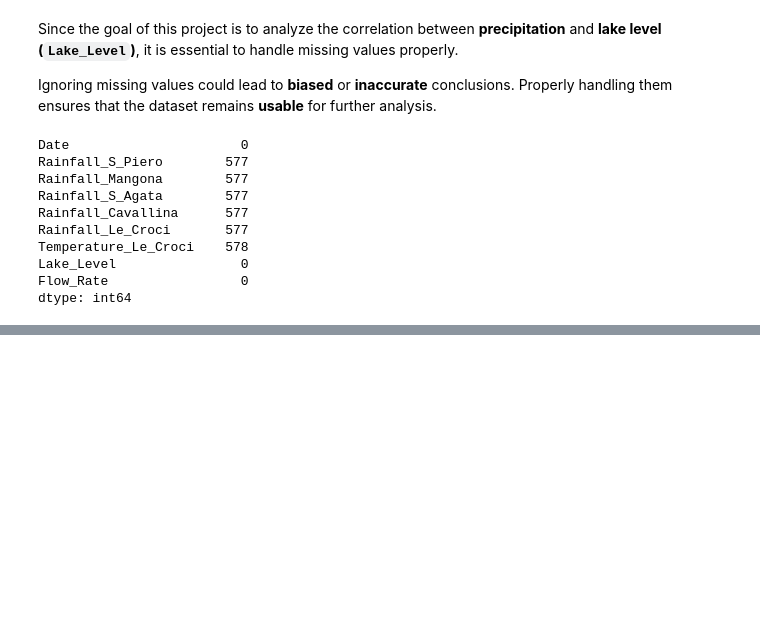
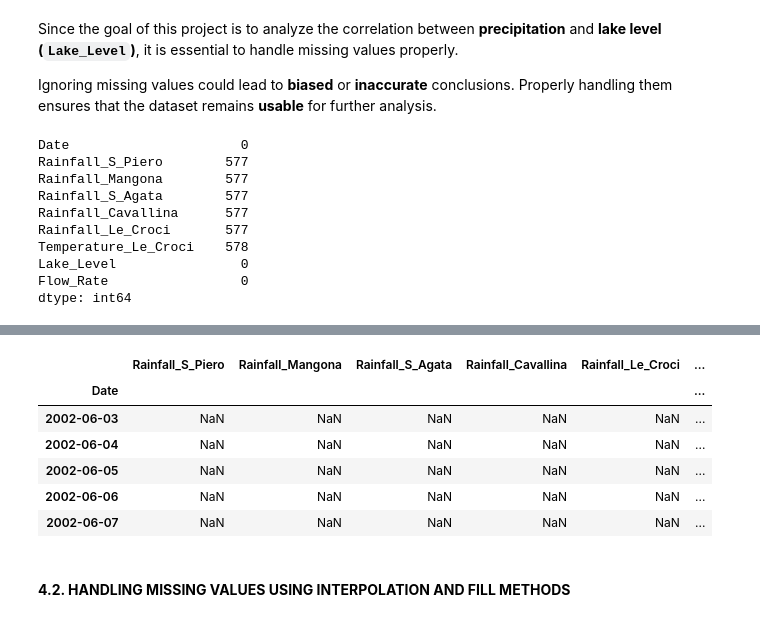
Before and after one commit to jenuzho/SMART-WATER-ANALYTICS-Times-Series, a Jupyter notebook: src/explore.ipynb, the cells around one changed output, grey strips where cells are left out. Saved outputs shown, nothing was run; the diff lists cells and outputs as text; code cells hidden in the pictures; blank space fills up the shorter version.

```diff
--- a/src/explore.ipynb
+++ b/src/explore.ipynb
@@ -370,0 +444,14 @@ dtype: int64
+# %%
+df.head()  # Display first rows to ensure correct indexing
+# %% [output]
+|  | Rainfall_S_Piero | Rainfall_Mangona | Rainfall_S_Agata | Rainfall_Cavallina | Rainfall_Le_Croci | ... |
+| Date |  |  |  |  |  | ... |
+| 2002-06-03 | NaN | NaN | NaN | NaN | NaN | ... |
+| 2002-06-04 | NaN | NaN | NaN | NaN | NaN | ... |
+| 2002-06-05 | NaN | NaN | NaN | NaN | NaN | ... |
+| 2002-06-06 | NaN | NaN | NaN | NaN | NaN | ... |
+| 2002-06-07 | NaN | NaN | NaN | NaN | NaN | ... |
+# %% [markdown]
+<br>
+
+**4.2. HANDLING MISSING VALUES USING INTERPOLATION AND FILL METHODS**
```
Also changed, not shown: parts of 27 cells of this notebook.
